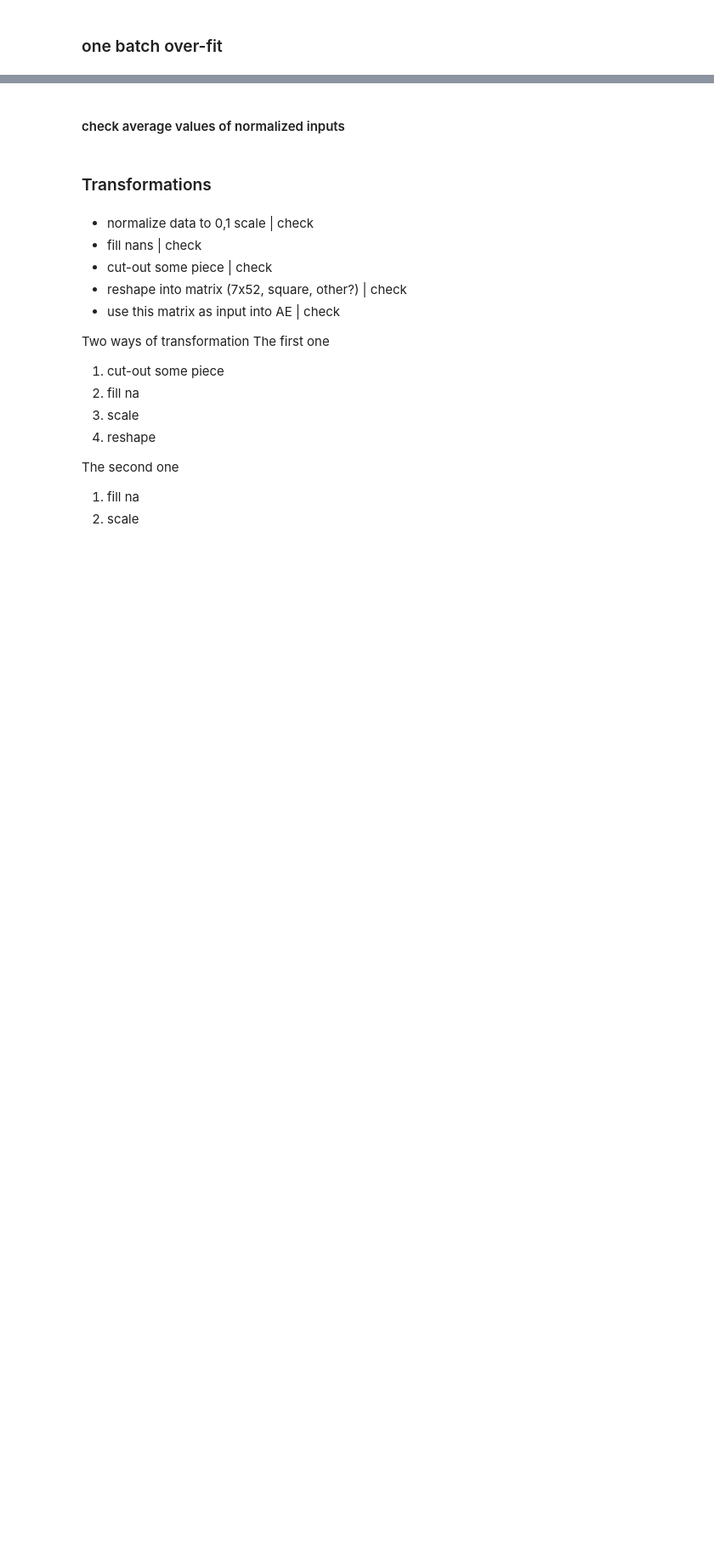
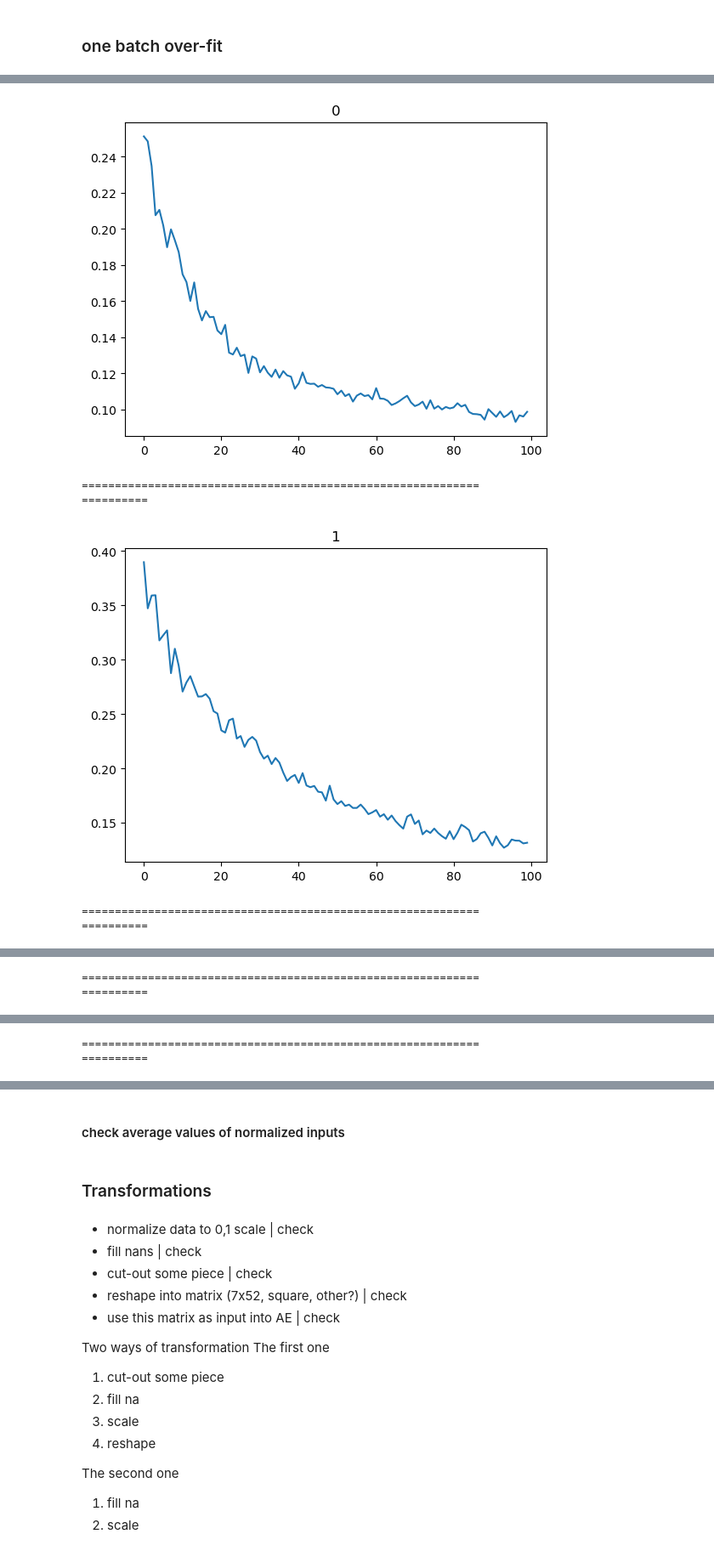
Before and after one commit to izorin/ntl, a Jupyter notebook: ntl/notebooks/ae_od.ipynb, the cells around one changed output, grey strips where cells are left out. Shown at 85% size. Cells and saved outputs as stored; diff of their text form; code cells hidden in the pictures; blank space fills up the shorter version.

Commit message:
model structure; debug

```diff
--- a/ntl/notebooks/ae_od.ipynb
+++ b/ntl/notebooks/ae_od.ipynb
@@ -92,2 +60,0 @@ sample
-# %%
-model = AE2dCNN()
@@ -119,6 +61,2 @@ total_params
 # %% [markdown]
 ### one batch over-fit
-# %%
-batch_size = 64
-one_batch_idxs = np.random.randint(0, len(normal_data), batch_size)
-loader = DataLoader(torch.utils.data.Subset(normal_data, one_batch_idxs), batch_size=batch_size)
@@ -161,0 +124,7 @@ plt.show()
+# %%
+batch_size = 64
+idxs = np.arange(len(normal_data) - 45).reshape(batch_size, -1).T
+# %%
+warnings.filterwarnings('ignore')
+for i, idx in enumerate(idxs):
+    one_batch_training(idx, i)
@@ -161,0 +140,13 @@ plt.show()
+# %%
+models = []
+for i in range(5):
+    model = one_batch_training(idxs[0, :], i, lr=0.0001)
+    models.append(model)
+    print('=' * 10)
+# %% [output]
+[figure, added]
+============================================================
+==========
+[figure, added]
+============================================================
+==========
@@ -161,0 +154,2 @@ plt.show()
+============================================================
+==========
@@ -161,0 +157,2 @@ plt.show()
+============================================================
+==========
```
Also changed, not shown: parts of 14 cells of this notebook, 3 other files.
